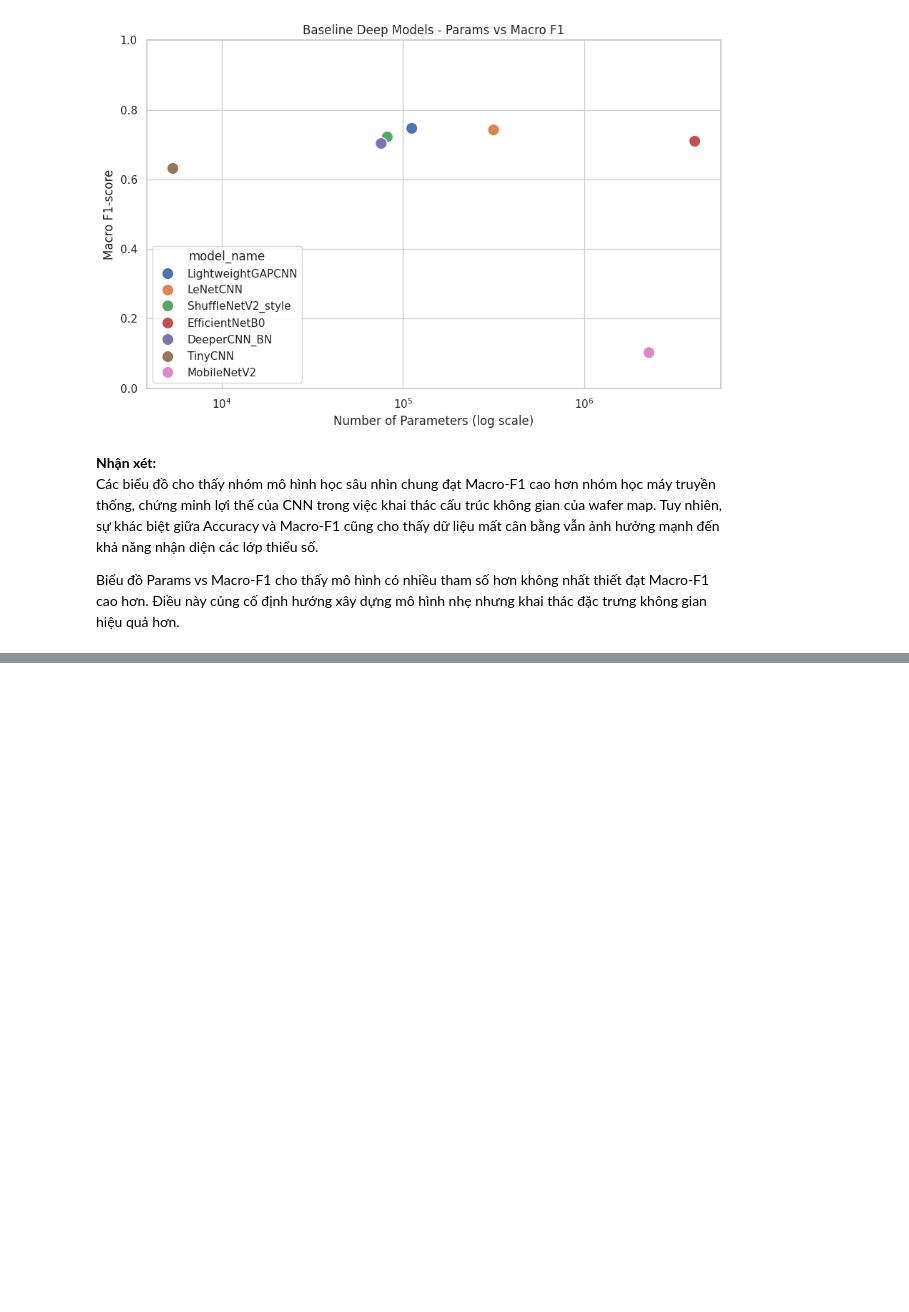
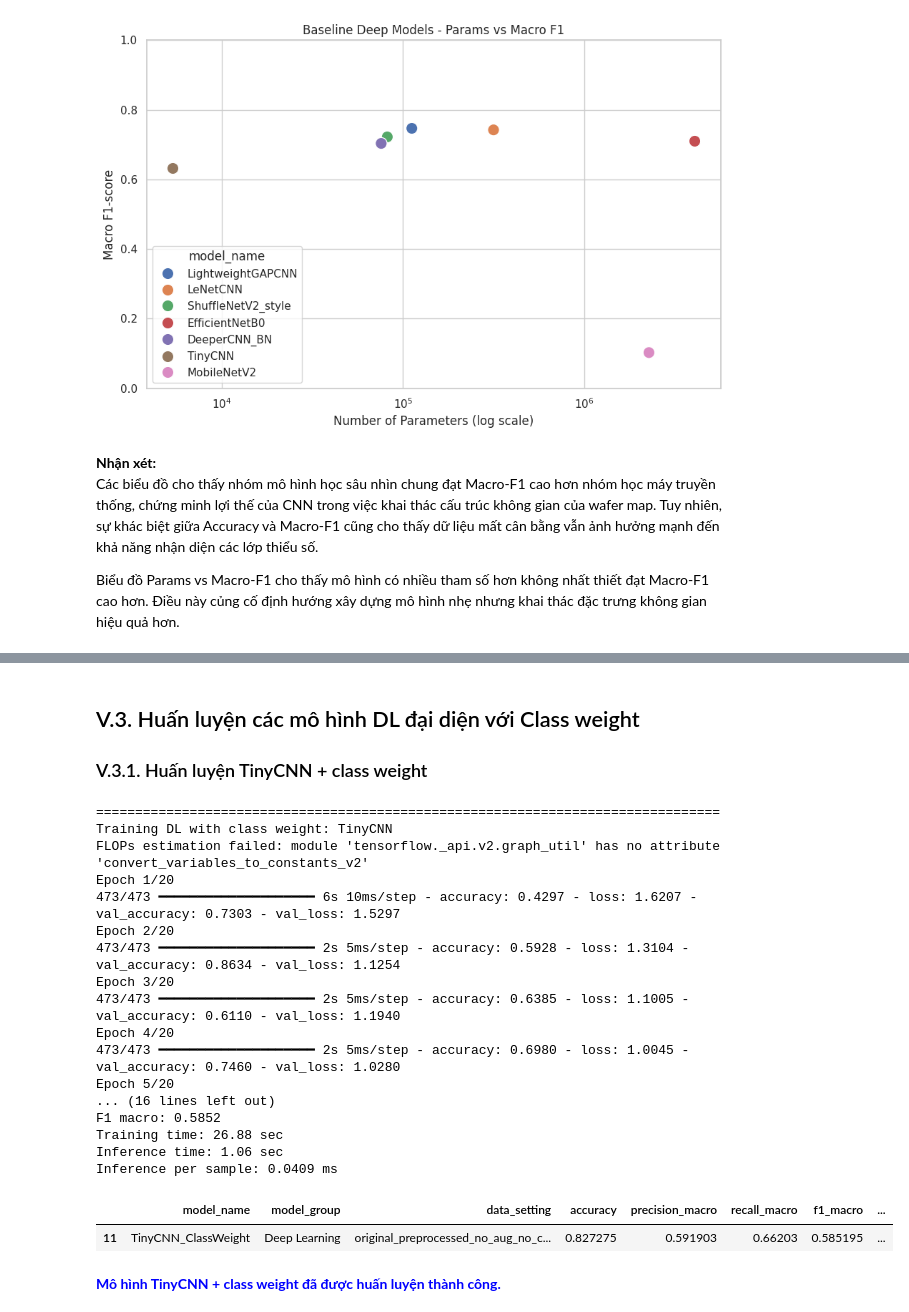
Before and after one commit to quangnguyen-james/wafermap-thesis, a Jupyter notebook: wafermap-classification-by-cae-and-lightweight.ipynb, the cells around one changed output, grey strips where cells are left out. Saved outputs shown, nothing was run; the diff lists cells and outputs as text; code cells hidden in the pictures; blank space fills up the shorter version.

```diff
--- a/wafermap-classification-by-cae-and-lightweight.ipynb
+++ b/wafermap-classification-by-cae-and-lightweight.ipynb
@@ -2334,0 +2486,27 @@ Biểu đồ Params vs Macro-F1 cho thấy mô hình có nhiều tham số hơn
+# %% [markdown]
+## V.3. Huấn luyện các mô hình DL đại diện với Class weight
+### V.3.1. Huấn luyện TinyCNN + class weight
+# %%
+tinycnn_cw_model, tinycnn_cw_history, tinycnn_cw_report, tinycnn_cw_cm = run_dl_class_weight_experiment("TinyCNN", 20, 256)
+display(HTML("<span style = 'color: blue; font-weight:bold;'> Mô hình TinyCNN + class weight đã được huấn luyện thành công.</span>"))
+# %% [output]
+================================================================================
+Training DL with class weight: TinyCNN
+FLOPs estimation failed: module 'tensorflow._api.v2.graph_util' has no attribute 'convert_variables_to_constants_v2'
+Epoch 1/20
+473/473 ━━━━━━━━━━━━━━━━━━━━ 6s 10ms/step - accuracy: 0.4297 - loss: 1.6207 - val_accuracy: 0.7303 - val_loss: 1.5297
+Epoch 2/20
+473/473 ━━━━━━━━━━━━━━━━━━━━ 2s 5ms/step - accuracy: 0.5928 - loss: 1.3104 - val_accuracy: 0.8634 - val_loss: 1.1254
+Epoch 3/20
+473/473 ━━━━━━━━━━━━━━━━━━━━ 2s 5ms/step - accuracy: 0.6385 - loss: 1.1005 - val_accuracy: 0.6110 - val_loss: 1.1940
+Epoch 4/20
+473/473 ━━━━━━━━━━━━━━━━━━━━ 2s 5ms/step - accuracy: 0.6980 - loss: 1.0045 - val_accuracy: 0.7460 - val_loss: 1.0280
+Epoch 5/20
+... (16 lines left out)
+F1 macro: 0.5852
+Training time: 26.88 sec
+Inference time: 1.06 sec
+Inference per sample: 0.0409 ms
+|  | model_name | model_group | data_setting | accuracy | precision_macro | recall_macro | f1_macro | ... |
+| 11 | TinyCNN_ClassWeight | Deep Learning | original_preprocessed_no_aug_no_c... | 0.827275 | 0.591903 | 0.66203 | 0.585195 | ... |
+Mô hình TinyCNN + class weight đã được huấn luyện thành công.
```
Also changed, not shown: parts of 16 cells of this notebook.
